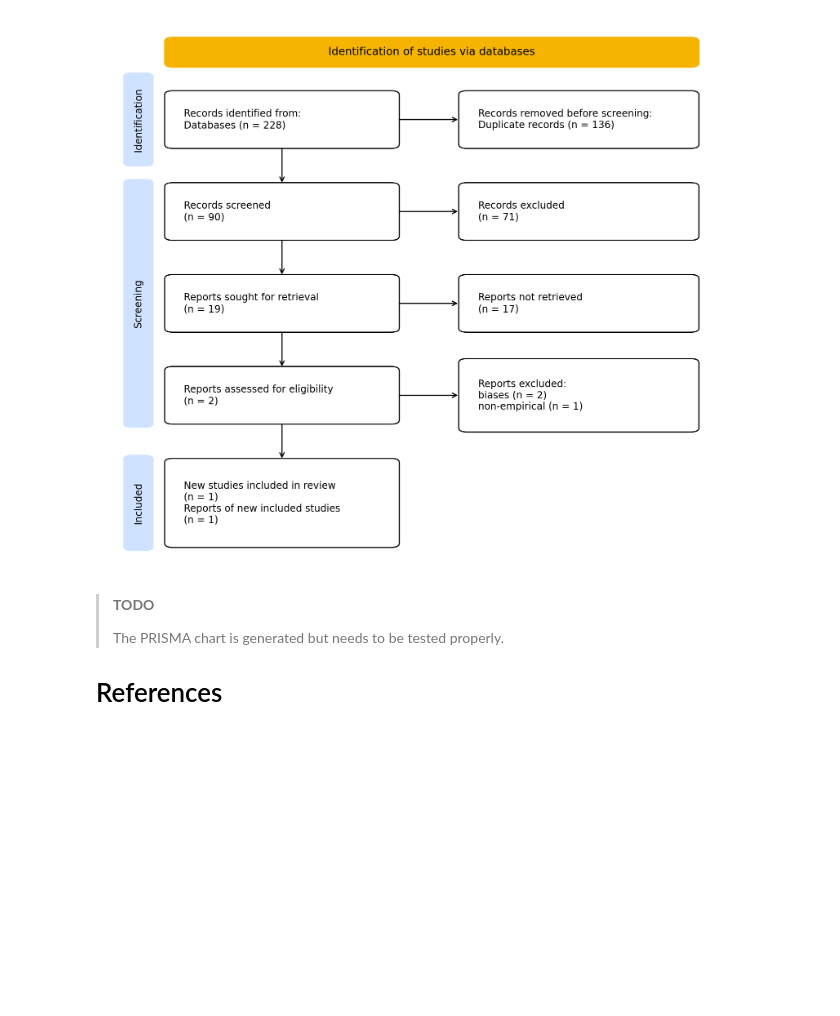
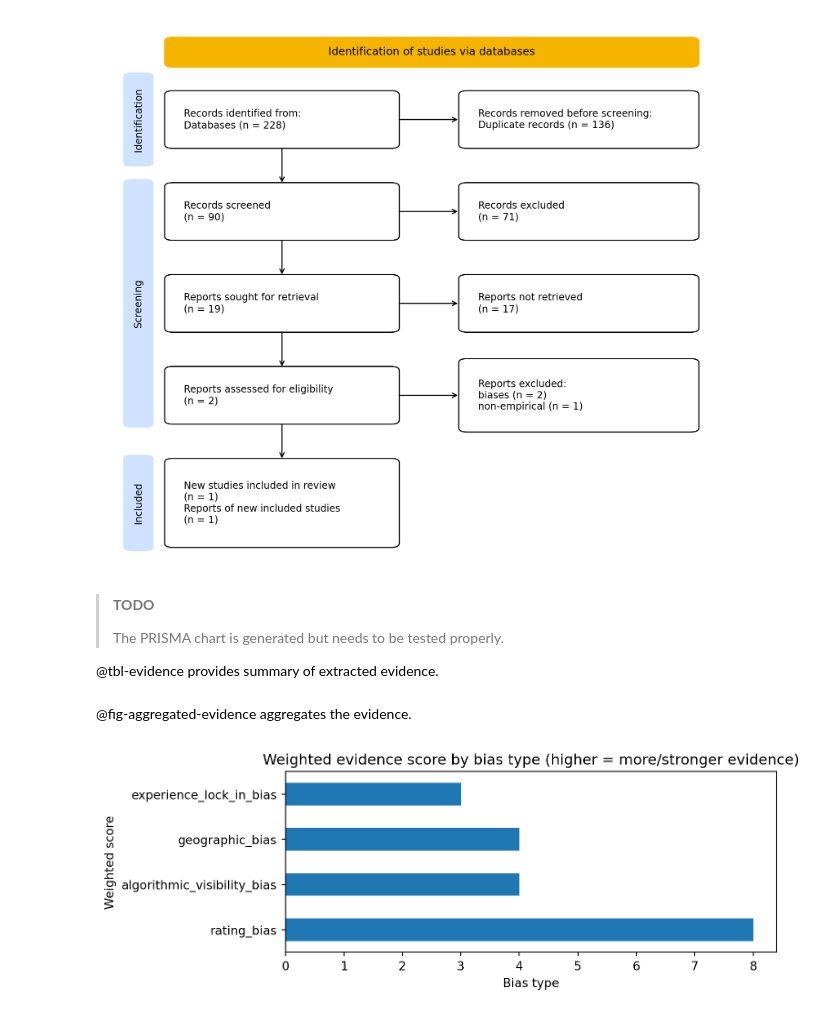
Before and after one commit to fs-ise/C5-DM-vignette-temp, a Jupyter notebook: index.embed.ipynb, the cells around one changed output. Cells and saved outputs as stored; diff of their text form; code cells hidden in the pictures; blank space fills up the shorter version.

```diff
--- a/index.embed.ipynb
+++ b/index.embed.ipynb
@@ -124,4 +206,4 @@ plot_prisma_from_records(records_path="/home/gerit/ownCloud/action-office/LRDM/C
 >
 > The PRISMA chart is generated but needs to be tested properly.
 
-# References
+@tbl-evidence provides summary of extracted evidence.
@@ -127,0 +241,27 @@ plot_prisma_from_records(records_path="/home/gerit/ownCloud/action-office/LRDM/C
+# %% [markdown]
+@fig-aggregated-evidence aggregates the evidence.
+# %%
+weights = {
+    "weak": 1,
+    "moderate": 2,
+    "moderate_to_strong": 3,
+    "strong": 4
+}
+
+df_w = df.copy()
+df_w["evidence_weight"] = df_w["evidence_level"].map(weights).fillna(0)
+
+score = (
+    df_w.groupby("bias_type")["evidence_weight"]
+        .sum()
+        .sort_values(ascending=False)
+)
+
+ax = score.plot(kind="barh", figsize=(8, 3))
+ax.set_title("Weighted evidence score by bias type (higher = more/stronger evidence)")
+ax.set_xlabel("Bias type")
+ax.set_ylabel("Weighted score")
+plt.tight_layout()
+plt.show()
+# %% [output]
+[figure, added]
```
Also changed, not shown: parts of 10 cells of this notebook, 25 other files.
